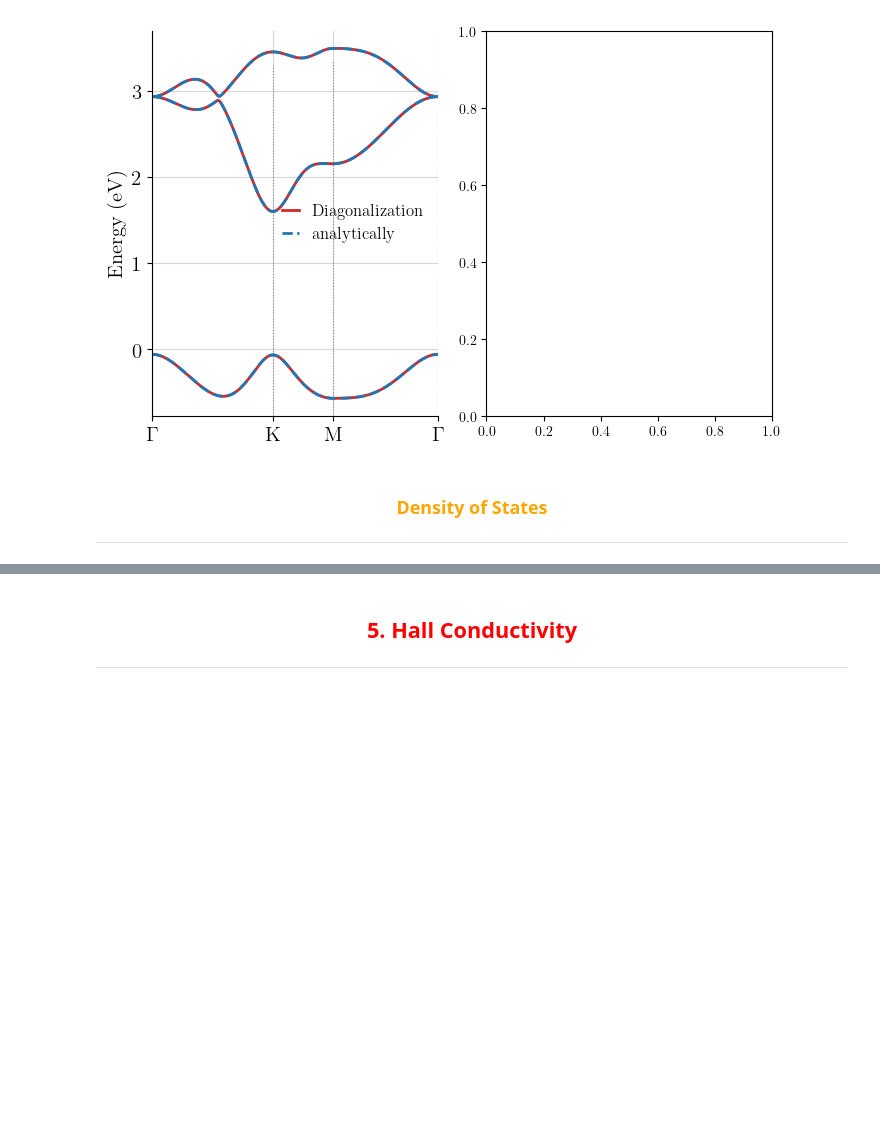
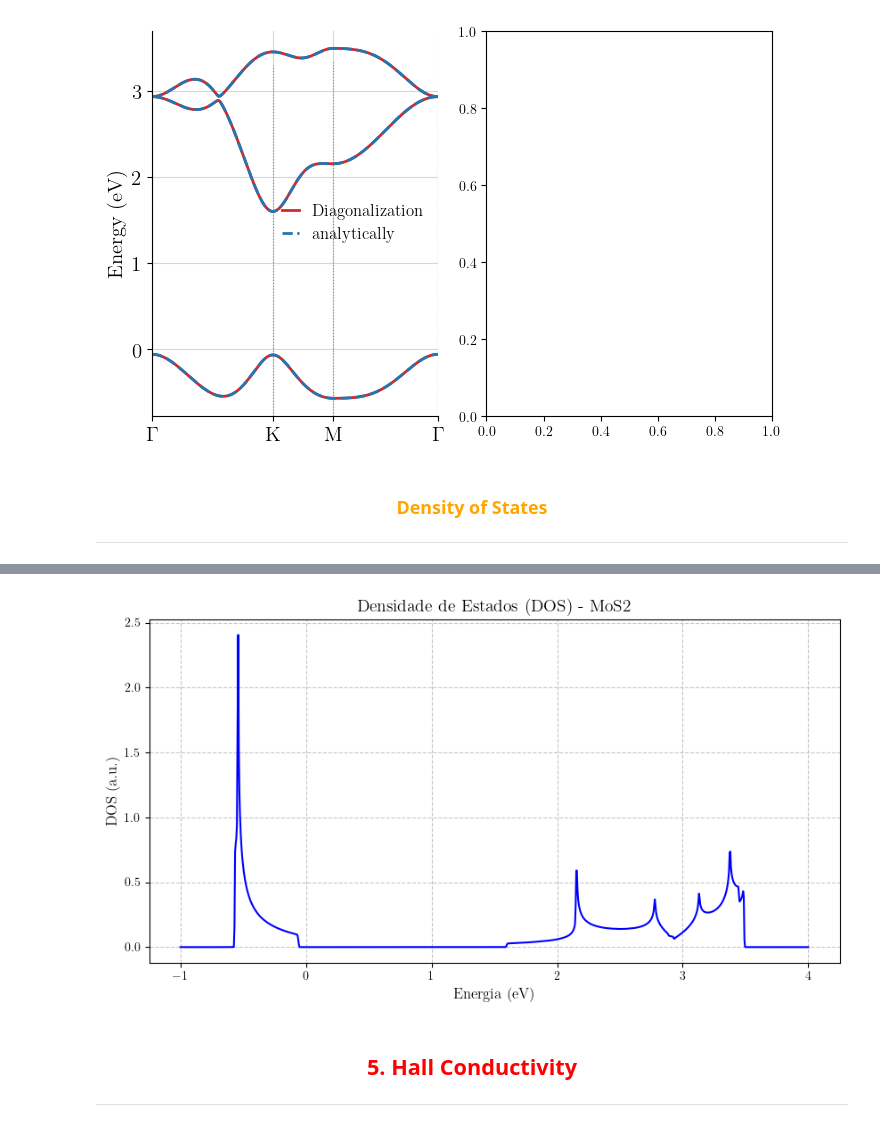
Before and after one commit to KJohnmar/INL-OBELIX-2026, a Jupyter notebook: TMDs/TMDs-monolayers.ipynb, the cells around one changed output, grey strips where cells are left out. Saved outputs shown, nothing was run; the diff lists cells and outputs as text; code cells hidden in the pictures; blank space fills up the shorter version.

```diff
--- a/TMDs/TMDs-monolayers.ipynb
+++ b/TMDs/TMDs-monolayers.ipynb
@@ -1471,3 +1511,31 @@ if __name__ == "__main__":
+# %%
+import pandas as pd
+import matplotlib.pyplot as plt
+
+# 1. URL "raw" do arquivo no GitHub
+url = "https://raw.githubusercontent.com/KJohnmar/INL-OBELIX-2026/main/TMDs/MoS2_dos_w000.dat"
+
+# 2. Carregar os dados
+# Usamos sep='\s+' porque os dados são separados por espaços em branco
+# header=None porque o arquivo não tem nomes nas colunas
+df = pd.read_csv(url, sep='\s+', header=None, names=['Energy', 'DOS'])
+
+# 3. Criar o gráfico
+plt.figure(figsize=(10, 5))
+plt.plot(df['Energy'], df['DOS'], color='blue', linewidth=1.5)
+
+# Customização
+plt.title('Densidade de Estados (DOS) - MoS2', fontsize=14)
+plt.xlabel('Energia (eV)', fontsize=12)
+plt.ylabel('DOS (a.u.)', fontsize=12)
+plt.grid(True, linestyle='--', alpha=0.7)
+
+# Opcional: ajustar os limites do eixo X se necessário
+# plt.xlim(-1, 4)
+
+plt.show()
+# %% [output]
+[figure, added]
 # %% [markdown]
 <h1 align="center"></h1>
 
```
Also changed, not shown: parts of 3 cells of this notebook.
